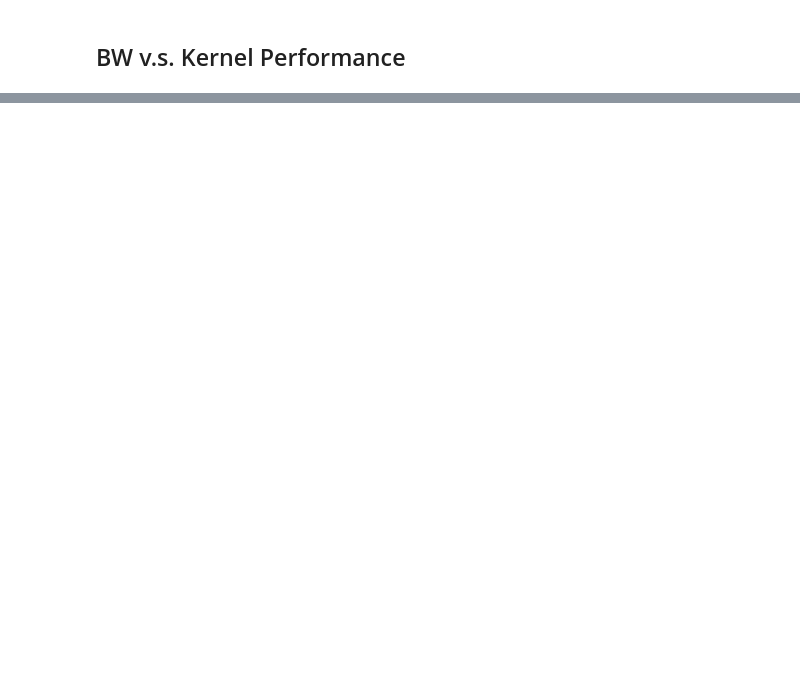
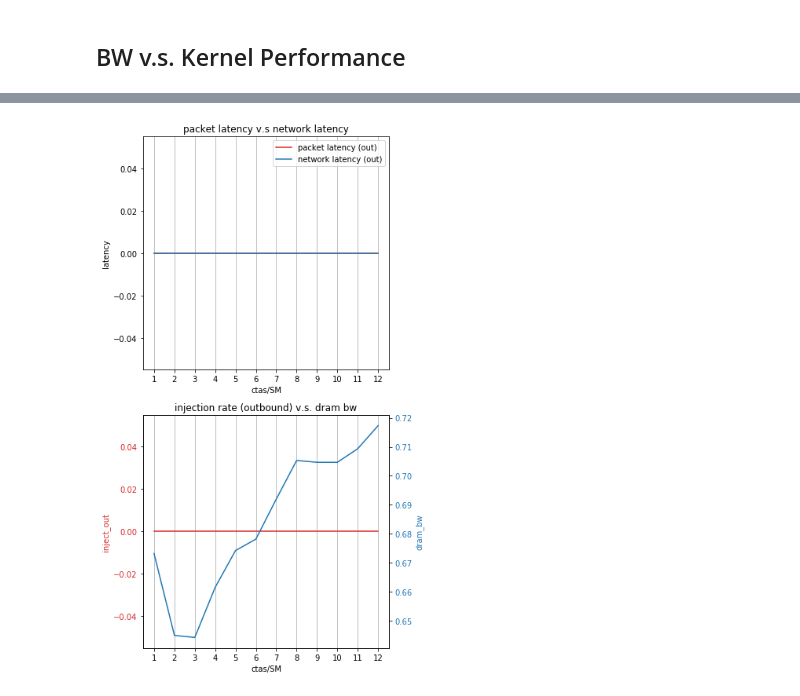
Before and after one commit to UofT-EcoSystem/gpgpu-sim_simulations, a Jupyter notebook: util/job_launching/results/gen-table.ipynb, the cells around one changed output, grey strips where cells are left out. Saved outputs shown, nothing was run; the diff lists cells and outputs as text; code cells hidden in the pictures; blank space fills up the shorter version.

```diff
--- a/util/job_launching/results/gen-table.ipynb
+++ b/util/job_launching/results/gen-table.ipynb
@@ -477,0 +493,48 @@ plt.show()
+# %%
+fig, (ax1, ax2) = plt.subplots(2, 1, figsize=(6, 10))
+
+# FIGURE 1
+color = 'tab:red'
+ax1.set_xlabel('ctas/SM')
+ax1.set_ylabel('latency')
+ax1.plot(l_basic['CTA/SM'], l_basic['packet_lat_out'] , color=color)
+ax1.tick_params(axis='y')
+
+#ax1a = ax1.twinx()  # instantiate a second axes that shares the same x-axis
+
+color = 'tab:blue'
+#ax1.set_ylabel('network_lat_out', color=color)  # we already handled the x-label with ax1
+ax1.plot(l_basic['CTA/SM'], l_basic['network_lat_out'], color=color)
+#ax1a.tick_params(axis='y', labelcolor=color)
+ax1.legend(['packet latency (out)', 'network latency (out)'])
+
+ax1.set_title('packet latency v.s network latency')
+ax1.grid(True, axis='x')
+ax1.set_xticks(np.arange(1,13,1))
+
+# FIGURE 2
+color = 'tab:red'
+ax2.set_xlabel('ctas/SM')
+ax2.set_ylabel('inject_out', color=color)
+ax2.plot(l_basic['CTA/SM'], l_basic['inject_out'] , color=color)
+ax2.tick_params(axis='y', labelcolor=color)
+
+ax2a = ax2.twinx()  # instantiate a second axes that shares the same x-axis
+
+color = 'tab:blue'
+ax2a.set_ylabel('dram_bw', color=color)  # we already handled the x-label with ax1
+ax2a.plot(l_basic['CTA/SM'], l_basic['avg_dram_bw'], color=color)
+ax2a.tick_params(axis='y', labelcolor=color)
+
+ax2.set_title('injection rate (outbound) v.s. dram bw')
+ax2.grid(True, axis='x')
+ax2.set_xticks(np.arange(1,13,1))
+
+
+fig.tight_layout()  # otherwise the right y-label is slightly clipped
+plt.show()
+
+# Observation:
+# injection rate to the interconnect is correlated with the dram bandwidth util?????????????
+# %% [output]
+[figure, added]
```
Also changed, not shown: parts of 9 cells of this notebook.
